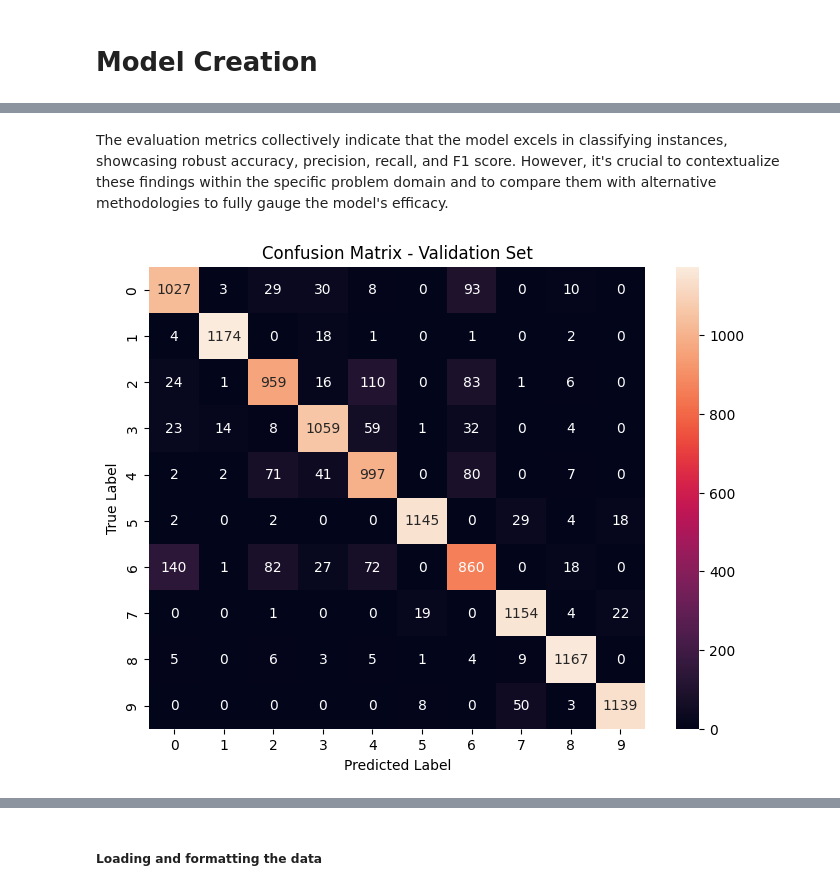
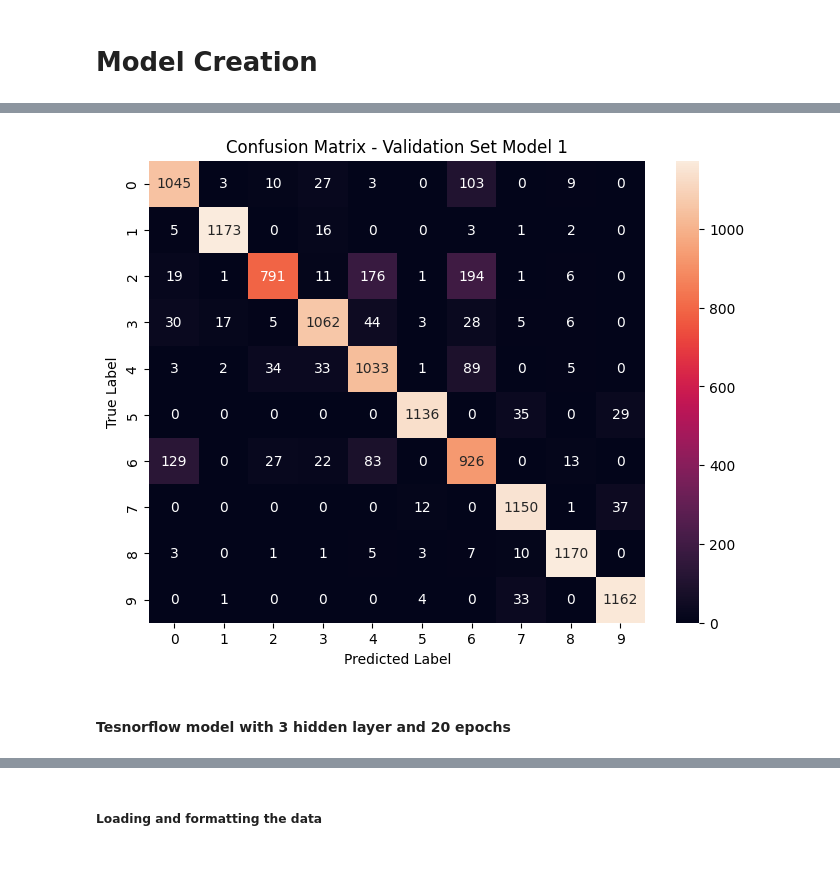
Before and after one commit to mnbl/CSCN8010-24W-LAB-8, a Jupyter notebook: CSCN8010-24W-LAB-8.ipynb, the cells around one changed output, grey strips where cells are left out. Drawn from its saved outputs; the diff is of its cells as text; code cells hidden in the pictures; blank space fills up the shorter version.

```diff
--- a/CSCN8010-24W-LAB-8.ipynb
+++ b/CSCN8010-24W-LAB-8.ipynb
@@ -173,3 +203,29 @@ model.compile(optimizer='adam',
 # %%
-model.fit(X_train, Y_train, epochs=50)
+# Predict on the validation set
+Y_val_pred_prob_model_1 = model1.predict(X_val)
+Y_val_pred_model_1 = np.argmax(Y_val_pred_prob_model_1, axis=1)
+
+# Calculate accuracy
+accuracy_model_1 = accuracy_score(Y_val, Y_val_pred_model_1)
+
+# Calculate precision
+precision_model_1 = precision_score(Y_val, Y_val_pred_model_1, average='weighted')
+
+# Calculate recall
+recall_model_1 = recall_score(Y_val, Y_val_pred_model_1, average='weighted')
+
+# Calculate F1 score
+f1_model_1 = f1_score(Y_val, Y_val_pred_model_1, average='weighted')
+
+summary = {
+    "Model Name": "Model 1",
+    "Model": model1,
+    "Description": "2 Hidden Layer 20 epochs",
+    "Accuracy": accuracy_model_1,
+    "Precision": precision_model_1,
+    "Recall": recall_model_1,
+    "F1 Score": f1_model_1
+}
+
+model_summary.loc[len(model_summary.index)] = summary
 # %% [output]
@@ -230,15 +233,15 @@ Model performance insights on validation data:
-# %% [markdown]
-The evaluation metrics collectively indicate that the model excels in classifying instances, showcasing robust accuracy, precision, recall, and F1 score. However, it's crucial to contextualize these findings within the specific problem domain and to compare them with alternative methodologies to fully gauge the model's efficacy.
-# %%
-# Confusion matrix
-conf_mat = confusion_matrix(Y_val, Y_val_pred)
-
-# Plot heatmap
-plt.figure(figsize=(8, 6))
-sns.heatmap(conf_mat, annot=True, fmt='d', xticklabels=np.unique(Y_val), yticklabels=np.unique(Y_val_pred))
-plt.title('Confusion Matrix - Validation Set')
-plt.xlabel('Predicted Label')
-plt.ylabel('True Label')
-plt.show()
-# %% [output]
-[figure, removed]
+# %%
+# Confusion matrix
+conf_mat = confusion_matrix(Y_val, Y_val_pred_model_1)
+
+# Plot heatmap
+plt.figure(figsize=(8, 6))
+sns.heatmap(conf_mat, annot=True, fmt='d', xticklabels=np.unique(Y_val), yticklabels=np.unique(Y_val_pred_model_1))
+plt.title('Confusion Matrix - Validation Set Model 1')
+plt.xlabel('Predicted Label')
+plt.ylabel('True Label')
+plt.show()
+# %% [output]
+[figure, added]
+# %% [markdown]
+#### Tesnorflow model with 3 hidden layer and 20 epochs
```
Also changed, not shown: parts of 40 cells of this notebook, 1 other file.
